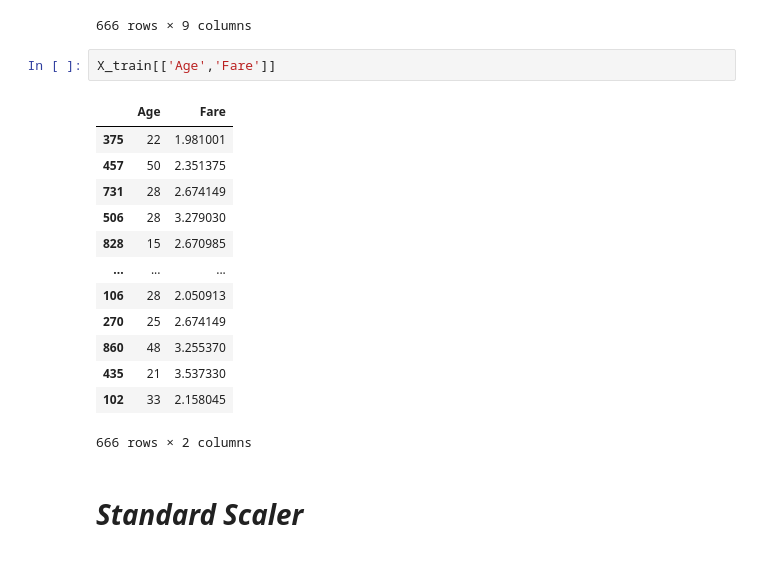
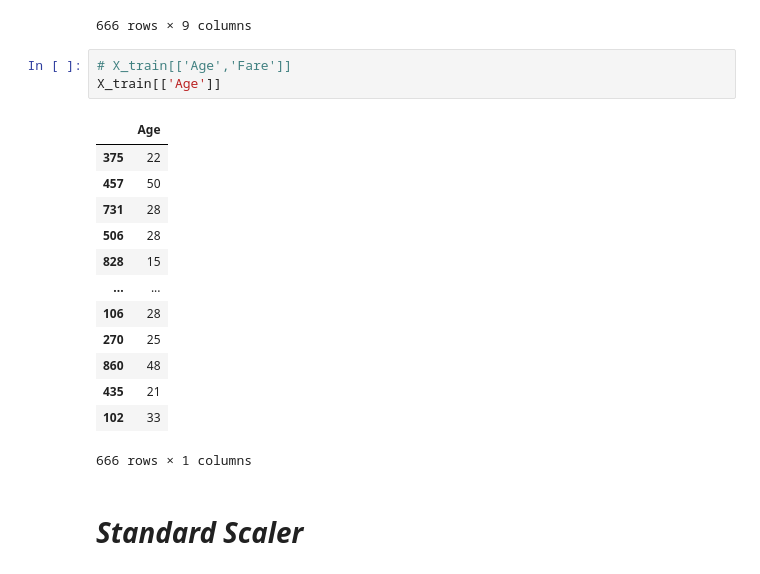
Before and after one commit to AMAN631-tech/Logistic_Regression_project, a Jupyter notebook: 1.Logistic_Reg_Project.ipynb, the cells around one changed output. Drawn from its saved outputs; the diff is of its cells as text.

```diff
--- a/1.Logistic_Reg_Project.ipynb
+++ b/1.Logistic_Reg_Project.ipynb
@@ -447,21 +466,22 @@ X_train
 | 102 | 3 | 0 | 33 | 0 | 0 | 2.158045 | 0 | 0 | 1 |
 666 rows × 9 columns
 # %%
-X_train[['Age','Fare']]
+# X_train[['Age','Fare']]
+X_train[['Age']]
 # %% [output]
-|  | Age | Fare |
-| 375 | 22 | 1.981001 |
-| 457 | 50 | 2.351375 |
-| 731 | 28 | 2.674149 |
-| 506 | 28 | 3.279030 |
-| 828 | 15 | 2.670985 |
-| ... | ... | ... |
-| 106 | 28 | 2.050913 |
-| 270 | 25 | 2.674149 |
-| 860 | 48 | 3.255370 |
-| 435 | 21 | 3.537330 |
-| 102 | 33 | 2.158045 |
+|  | Age |
+| 375 | 22 |
+| 457 | 50 |
+| 731 | 28 |
+| 506 | 28 |
+| 828 | 15 |
+| ... | ... |
+| 106 | 28 |
+| 270 | 25 |
+| 860 | 48 |
+| 435 | 21 |
+| 102 | 33 |
-666 rows × 2 columns
+666 rows × 1 columns
 # %% [markdown]
 # ***Standard Scaler***
 # %%
```
Also changed, not shown: parts of 13 cells of this notebook.
